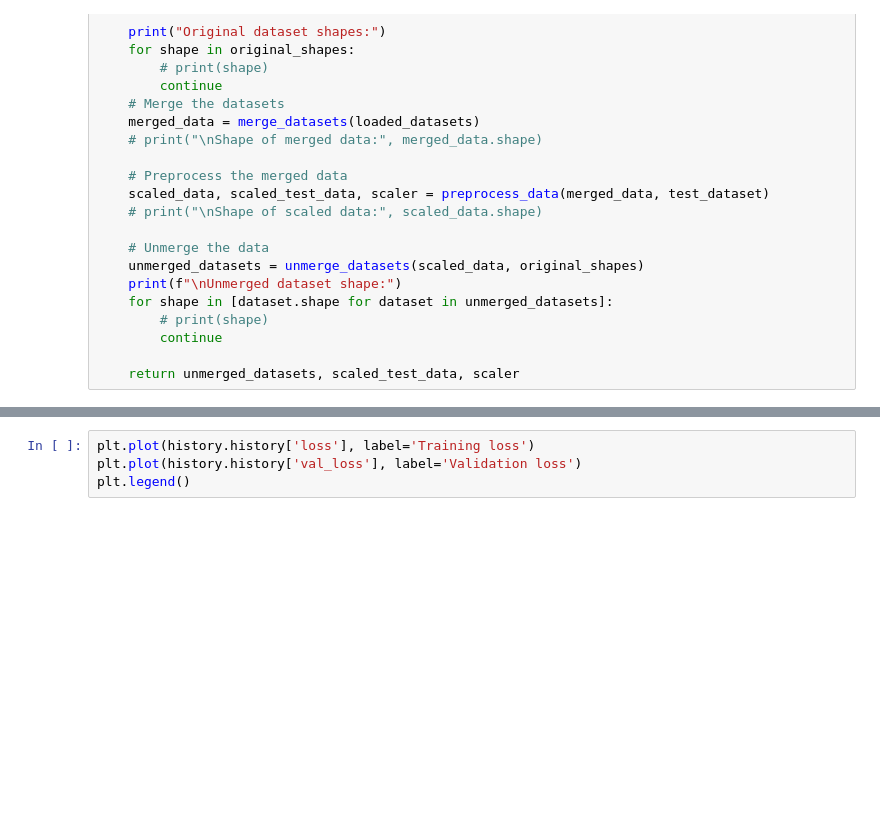
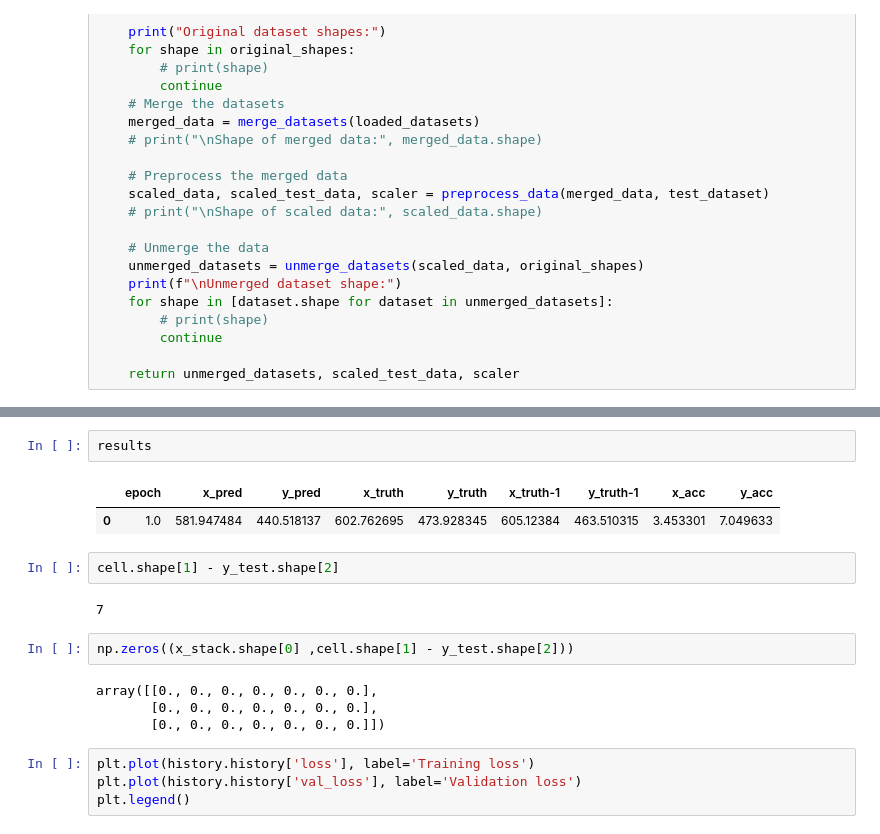
Before and after one commit to 2MY-R/TR-Y4-Project, a Jupyter notebook: LSTM_Prac/tensorTest.ipynb, the cells around one changed output, grey strips where cells are left out. Saved outputs shown, nothing was run; the diff lists cells and outputs as text; blank space fills up the shorter version.

```diff
--- a/LSTM_Prac/tensorTest.ipynb
+++ b/LSTM_Prac/tensorTest.ipynb
@@ -327,3 +336,18 @@ Epoch 15/15
+# %%
+results
+# %% [output]
+|  | epoch | x_pred | y_pred | x_truth | y_truth | x_truth-1 | y_truth-1 | x_acc | y_acc |
+| 0 | 1.0 | 581.947484 | 440.518137 | 602.762695 | 473.928345 | 605.12384 | 463.510315 | 3.453301 | 7.049633 |
+# %%
+cell.shape[1] - y_test.shape[2]
+# %% [output]
+7
+# %%
+np.zeros((x_stack.shape[0] ,cell.shape[1] - y_test.shape[2]))
+# %% [output]
+array([[0., 0., 0., 0., 0., 0., 0.],
+       [0., 0., 0., 0., 0., 0., 0.],
+       [0., 0., 0., 0., 0., 0., 0.]])
 # %%
 plt.plot(history.history['loss'], label='Training loss')
 plt.plot(history.history['val_loss'], label='Validation loss')
```
Also changed, not shown: parts of 2 cells of this notebook, 1 other file.
